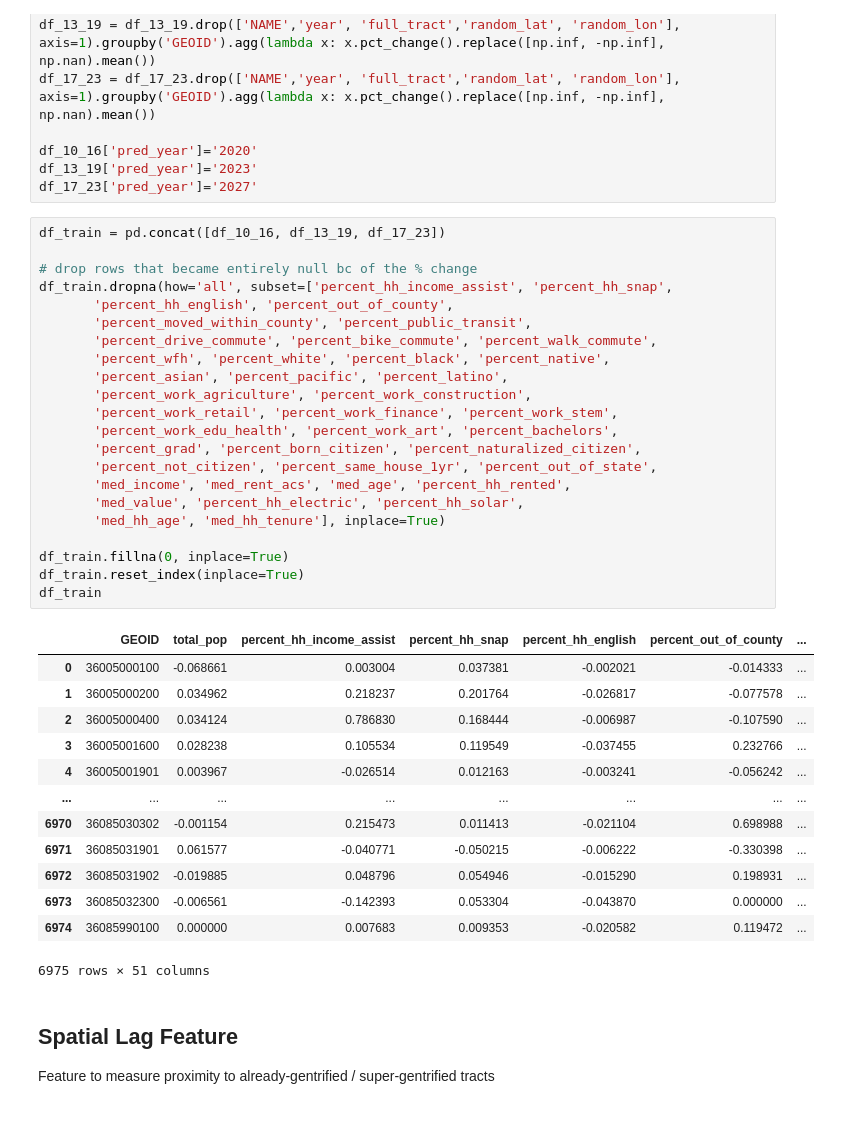
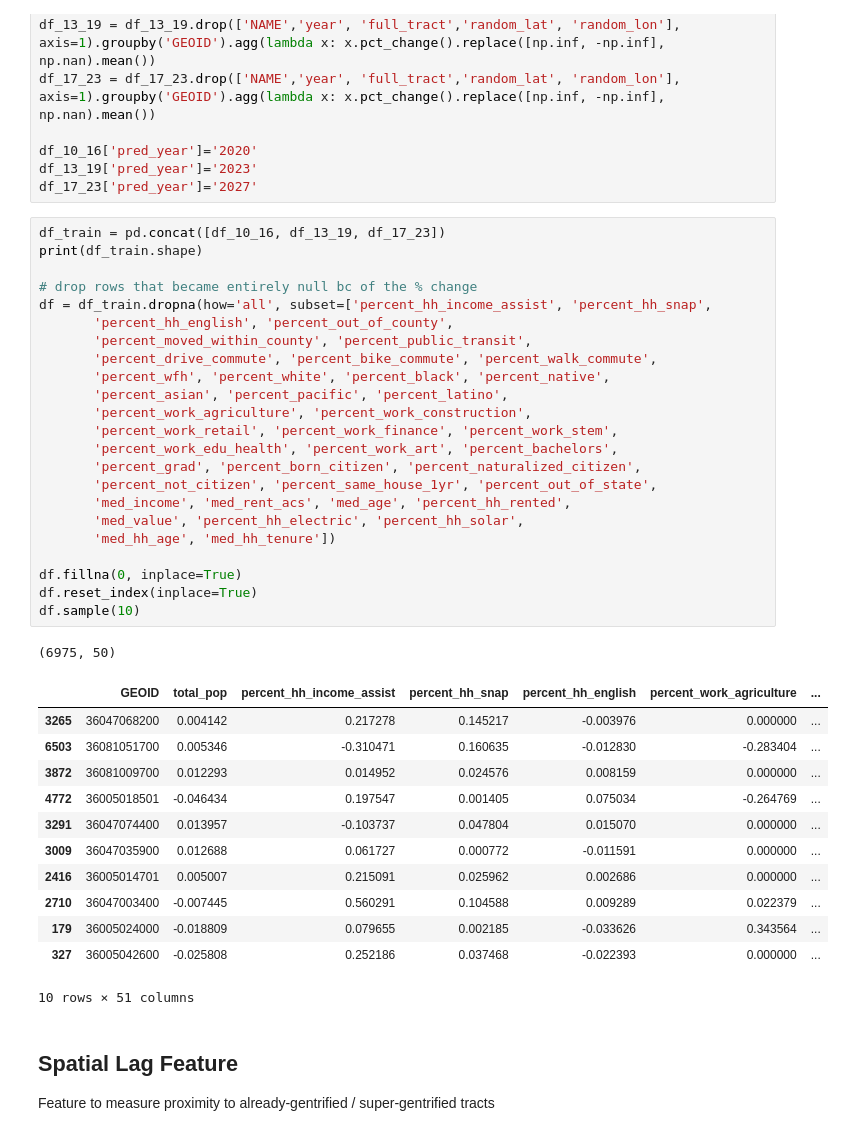
Before and after one commit to khyateed/forecasting-gentrification-nyc, a Jupyter notebook: feature_engineering.ipynb, the cells around one changed output. Cells and saved outputs as stored; diff of their text form.

```diff
--- a/feature_engineering.ipynb
+++ b/feature_engineering.ipynb
@@ -32,40 +32,41 @@ df_13_19['pred_year']='2023'
 df_17_23['pred_year']='2027'
 # %%
 df_train = pd.concat([df_10_16, df_13_19, df_17_23])
+print(df_train.shape)
 
 # drop rows that became entirely null bc of the % change
-df_train.dropna(how='all', subset=['percent_hh_income_assist', 'percent_hh_snap',
+df = df_train.dropna(how='all', subset=['percent_hh_income_assist', 'percent_hh_snap',
        'percent_hh_english', 'percent_out_of_county',
        'percent_moved_within_county', 'percent_public_transit',
        'percent_drive_commute', 'percent_bike_commute', 'percent_walk_commute',
        'percent_wfh', 'percent_white', 'percent_black', 'percent_native',
        'percent_asian', 'percent_pacific', 'percent_latino',
        'percent_work_agriculture', 'percent_work_construction',
        'percent_work_retail', 'percent_work_finance', 'percent_work_stem',
        'percent_work_edu_health', 'percent_work_art', 'percent_bachelors',
        'percent_grad', 'percent_born_citizen', 'percent_naturalized_citizen',
        'percent_not_citizen', 'percent_same_house_1yr', 'percent_out_of_state',
        'med_income', 'med_rent_acs', 'med_age', 'percent_hh_rented',
        'med_value', 'percent_hh_electric', 'percent_hh_solar',
-       'med_hh_age', 'med_hh_tenure'], inplace=True)
+       'med_hh_age', 'med_hh_tenure'])
 
-df_train.fillna(0, inplace=True)
-df_train.reset_index(inplace=True)
-df_train
+df.fillna(0, inplace=True)
+df.reset_index(inplace=True)
+df.sample(10)
 # %% [output]
+(6975, 50)
-|  | GEOID | total_pop | percent_hh_income_assist | percent_hh_snap | percent_hh_english | percent_out_of_county | ... |
-| 0 | 36005000100 | -0.068661 | 0.003004 | 0.037381 | -0.002021 | -0.014333 | ... |
-| 1 | 36005000200 | 0.034962 | 0.218237 | 0.201764 | -0.026817 | -0.077578 | ... |
-| 2 | 36005000400 | 0.034124 | 0.786830 | 0.168444 | -0.006987 | -0.107590 | ... |
-| 3 | 36005001600 | 0.028238 | 0.105534 | 0.119549 | -0.037455 | 0.232766 | ... |
-| 4 | 36005001901 | 0.003967 | -0.026514 | 0.012163 | -0.003241 | -0.056242 | ... |
-| ... | ... | ... | ... | ... | ... | ... | ... |
-| 6970 | 36085030302 | -0.001154 | 0.215473 | 0.011413 | -0.021104 | 0.698988 | ... |
-| 6971 | 36085031901 | 0.061577 | -0.040771 | -0.050215 | -0.006222 | -0.330398 | ... |
-| 6972 | 36085031902 | -0.019885 | 0.048796 | 0.054946 | -0.015290 | 0.198931 | ... |
-| 6973 | 36085032300 | -0.006561 | -0.142393 | 0.053304 | -0.043870 | 0.000000 | ... |
-| 6974 | 36085990100 | 0.000000 | 0.007683 | 0.009353 | -0.020582 | 0.119472 | ... |
+|  | GEOID | total_pop | percent_hh_income_assist | percent_hh_snap | percent_hh_english | percent_work_agriculture | ... |
+| 3265 | 36047068200 | 0.004142 | 0.217278 | 0.145217 | -0.003976 | 0.000000 | ... |
+| 6503 | 36081051700 | 0.005346 | -0.310471 | 0.160635 | -0.012830 | -0.283404 | ... |
+| 3872 | 36081009700 | 0.012293 | 0.014952 | 0.024576 | 0.008159 | 0.000000 | ... |
+| 4772 | 36005018501 | -0.046434 | 0.197547 | 0.001405 | 0.075034 | -0.264769 | ... |
+| 3291 | 36047074400 | 0.013957 | -0.103737 | 0.047804 | 0.015070 | 0.000000 | ... |
+| 3009 | 36047035900 | 0.012688 | 0.061727 | 0.000772 | -0.011591 | 0.000000 | ... |
+| 2416 | 36005014701 | 0.005007 | 0.215091 | 0.025962 | 0.002686 | 0.000000 | ... |
+| 2710 | 36047003400 | -0.007445 | 0.560291 | 0.104588 | 0.009289 | 0.022379 | ... |
+| 179 | 36005024000 | -0.018809 | 0.079655 | 0.002185 | -0.033626 | 0.343564 | ... |
+| 327 | 36005042600 | -0.025808 | 0.252186 | 0.037468 | -0.022393 | 0.000000 | ... |
-6975 rows × 51 columns
+10 rows × 51 columns
 # %% [markdown]
 ## Spatial Lag Feature
 Feature to measure proximity to already-gentrified / super-gentrified tracts
```
Also changed, not shown: parts of 3 cells of this notebook.
